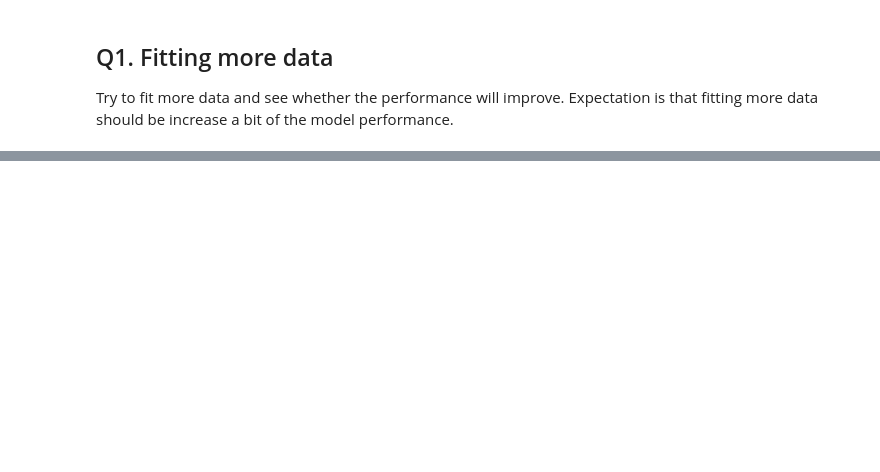
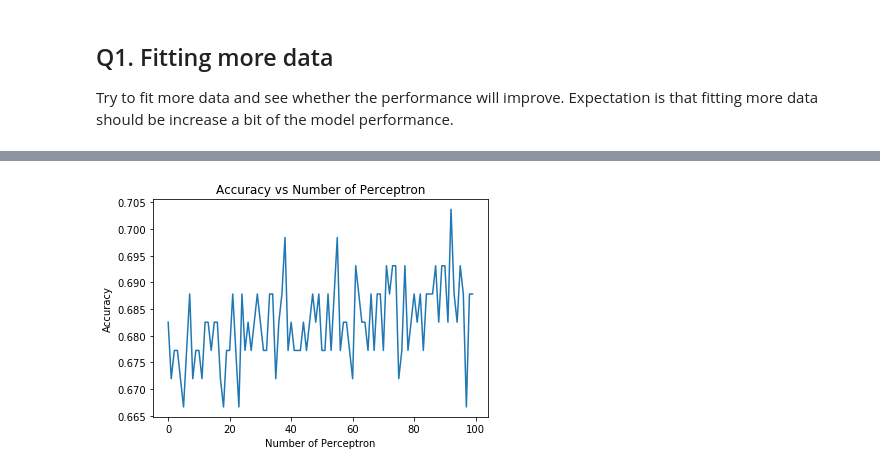
Before and after one commit to yychik/hsi-trad, a Jupyter notebook: hsi-research.ipynb, the cells around one changed output, grey strips where cells are left out. Cells and saved outputs as stored; diff of their text form; code cells hidden in the pictures; blank space fills up the shorter version.

```diff
--- a/hsi-research.ipynb
+++ b/hsi-research.ipynb
@@ -400,0 +573,7 @@ Validation Accuracy: 0.682539685063
+# %%
+plt.plot(acc_p)
+plt.title("Accuracy vs Number of Perceptron");
+plt.ylabel("Accuracy");
+plt.xlabel("Number of Perceptron");
+# %% [output]
+[figure, added]
```
Also changed, not shown: parts of 41 cells of this notebook, 2 other files.
